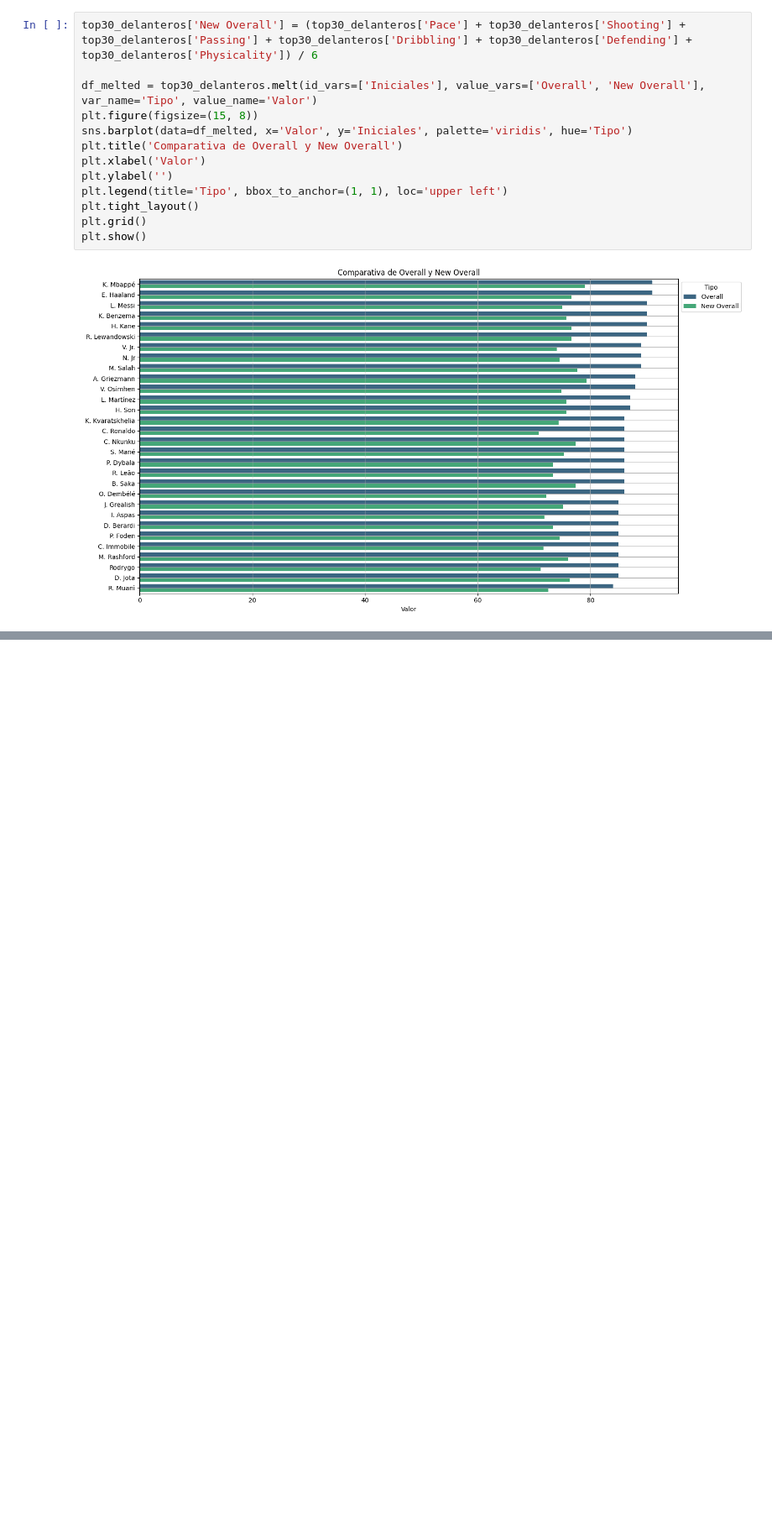
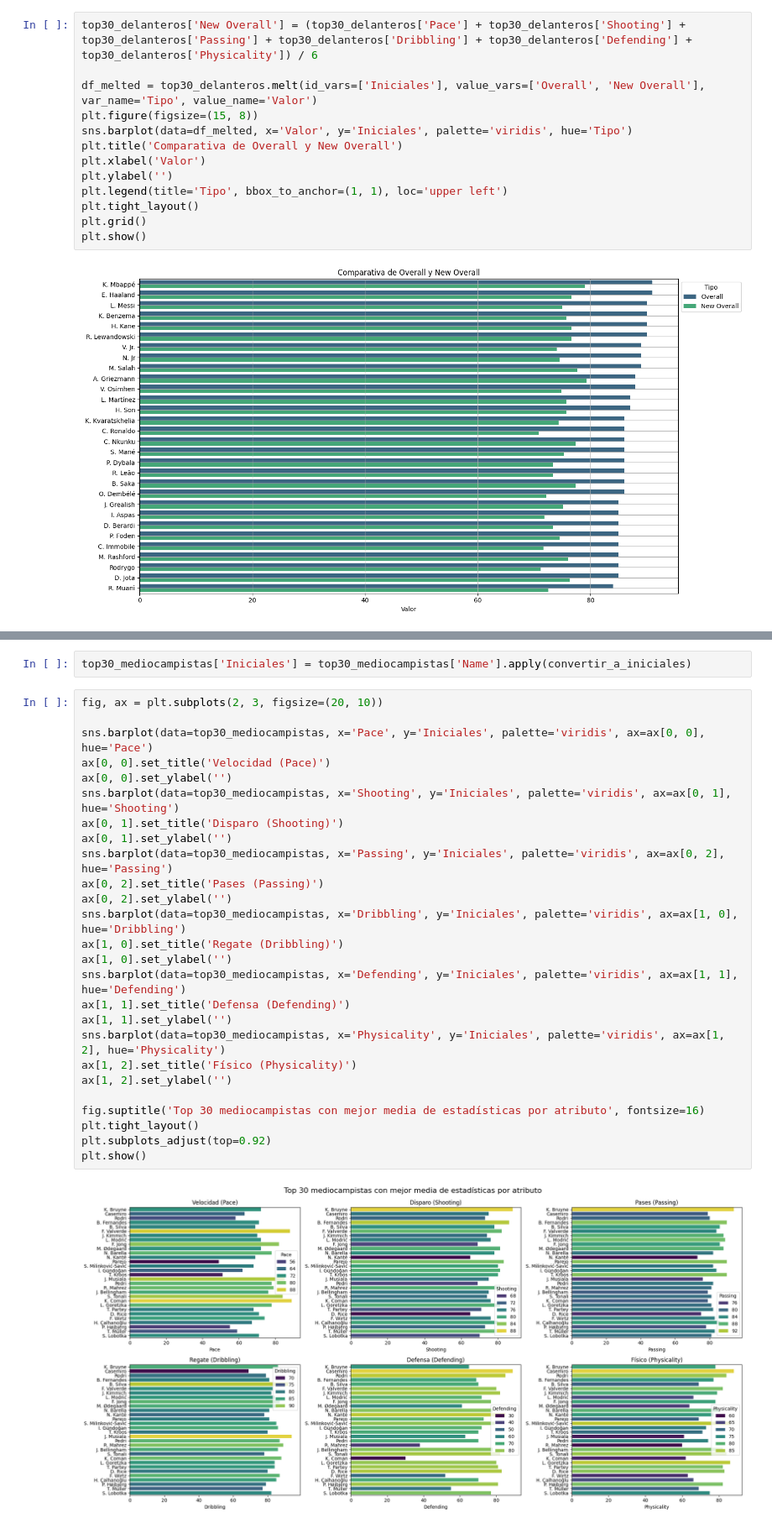
Before and after one commit to Tomaslopera/Fifa_Analysis, a Jupyter notebook: fifa24_male.ipynb, the cells around one changed output, grey strips where cells are left out. Shown at 84% size. Drawn from its saved outputs; the diff is of its cells as text; blank space fills up the shorter version.

```diff
--- a/fifa24_male.ipynb
+++ b/fifa24_male.ipynb
@@ -271,0 +292,30 @@ plt.show()
+# %%
+top30_mediocampistas['Iniciales'] = top30_mediocampistas['Name'].apply(convertir_a_iniciales)
+# %%
+fig, ax = plt.subplots(2, 3, figsize=(20, 10))
+
+sns.barplot(data=top30_mediocampistas, x='Pace', y='Iniciales', palette='viridis', ax=ax[0, 0], hue='Pace')
+ax[0, 0].set_title('Velocidad (Pace)')
+ax[0, 0].set_ylabel('')
+sns.barplot(data=top30_mediocampistas, x='Shooting', y='Iniciales', palette='viridis', ax=ax[0, 1], hue='Shooting')
+ax[0, 1].set_title('Disparo (Shooting)')
+ax[0, 1].set_ylabel('')
+sns.barplot(data=top30_mediocampistas, x='Passing', y='Iniciales', palette='viridis', ax=ax[0, 2], hue='Passing')
+ax[0, 2].set_title('Pases (Passing)')
+ax[0, 2].set_ylabel('')
+sns.barplot(data=top30_mediocampistas, x='Dribbling', y='Iniciales', palette='viridis', ax=ax[1, 0], hue='Dribbling')
+ax[1, 0].set_title('Regate (Dribbling)')
+ax[1, 0].set_ylabel('')
+sns.barplot(data=top30_mediocampistas, x='Defending', y='Iniciales', palette='viridis', ax=ax[1, 1], hue='Defending')
+ax[1, 1].set_title('Defensa (Defending)')
+ax[1, 1].set_ylabel('')
+sns.barplot(data=top30_mediocampistas, x='Physicality', y='Iniciales', palette='viridis', ax=ax[1, 2], hue='Physicality')
+ax[1, 2].set_title('Físico (Physicality)')
+ax[1, 2].set_ylabel('')
+
+fig.suptitle('Top 30 mediocampistas con mejor media de estadísticas por atributo', fontsize=16)
+plt.tight_layout()
+plt.subplots_adjust(top=0.92)
+plt.show()
+# %% [output]
+[figure, added]
```
Also changed, not shown: parts of 17 cells of this notebook, 2 other files.
